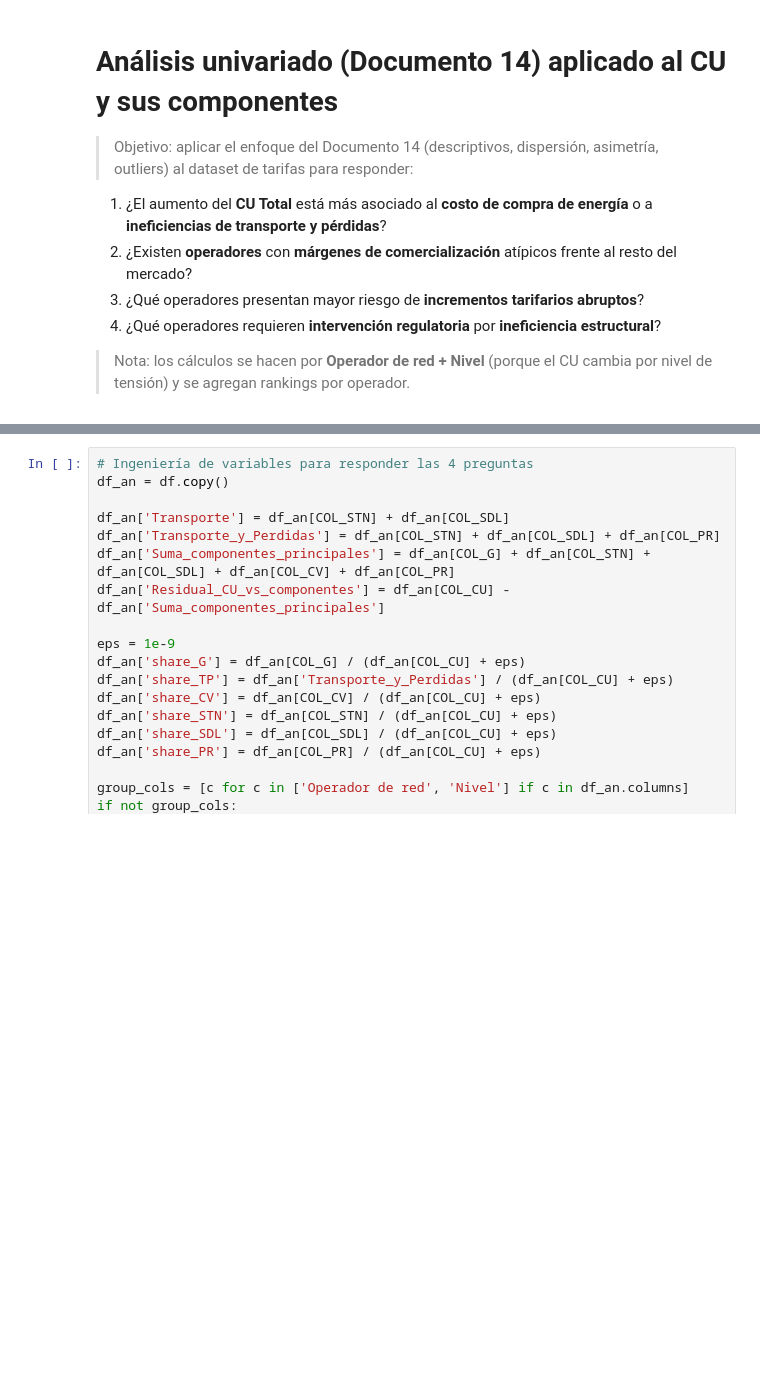
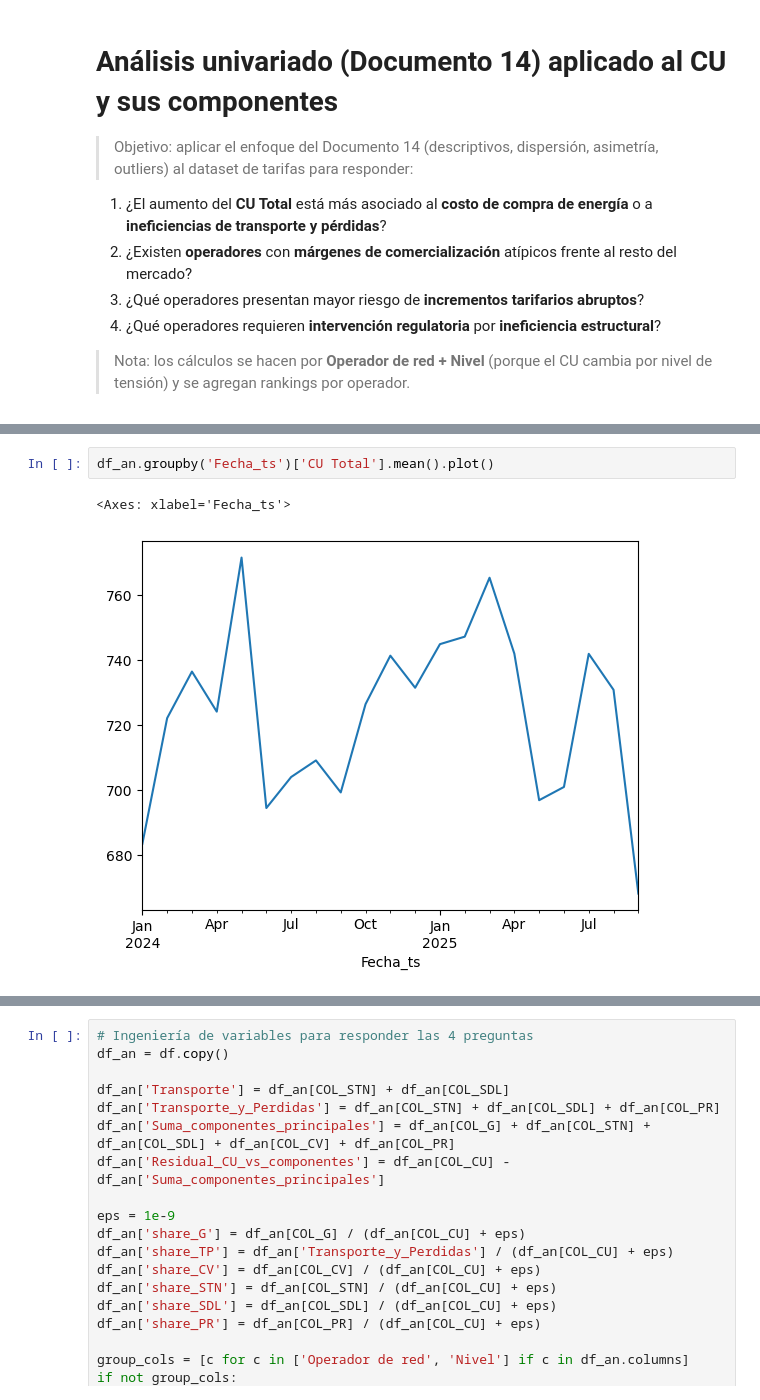
Before and after one commit to estebanvsq/Proyecto_AnalisisDeDatos, a Jupyter notebook: Proyecto/Copia_Limpieza.ipynb, the cells around one changed output, grey strips where cells are left out. Saved outputs shown, nothing was run; the diff lists cells and outputs as text; blank space fills up the shorter version.

```diff
--- a/Proyecto/Copia_Limpieza.ipynb
+++ b/Proyecto/Copia_Limpieza.ipynb
@@ -523 +500,6 @@ df[ ['Operador de red','Nivel','Fecha_ts'] + KEY_COLS ].head() if all(c in df.co
+# %%
+df_an.groupby('Fecha_ts')['CU Total'].mean().plot()
+# %% [output]
+<Axes: xlabel='Fecha_ts'>
+[figure, added]
 # %%
```
Also changed, not shown: parts of 20 cells of this notebook.
